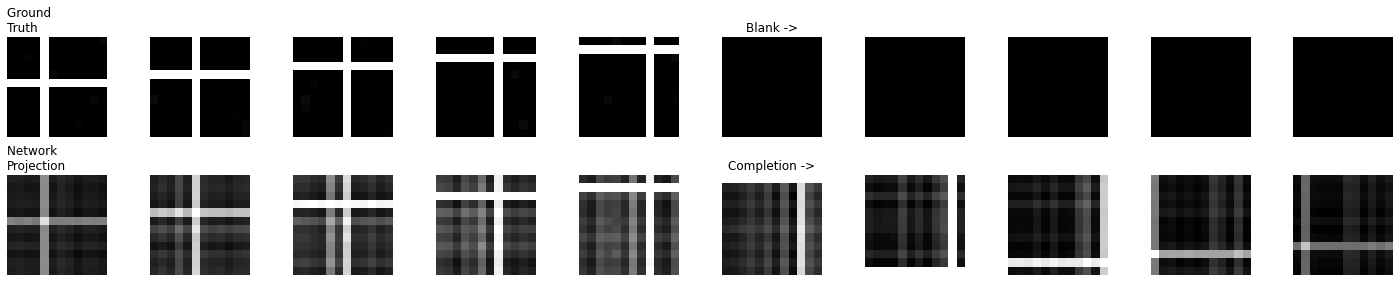
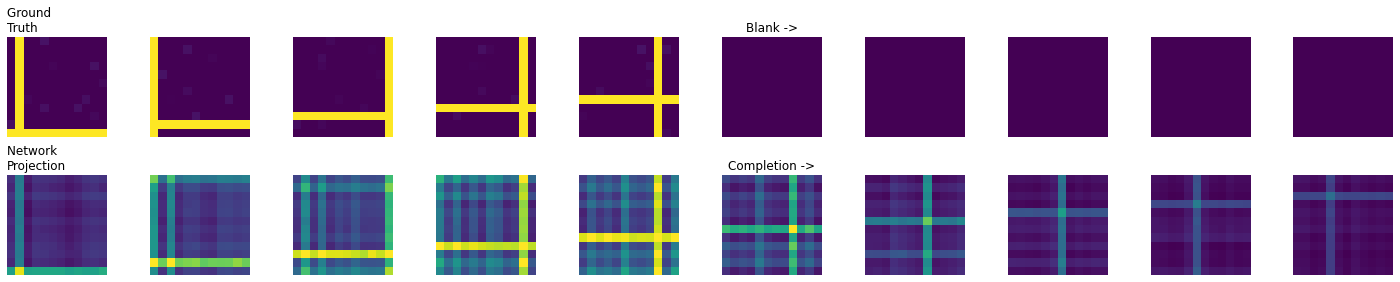
The notebook cell's code change between the first figure and the second:
--- before
+++ after
@@ -37,7 +37,7 @@
     # Plot Ground Truth
     if t < half_seq_length:
-        axes[0, t].imshow(ground_truth_frames[t].squeeze(), cmap='gray', vmin=0, vmax=1)
+        axes[0, t].imshow(ground_truth_frames[t].squeeze(), vmin=0, vmax=1)
     else:
-        axes[0, t].imshow(np.zeros_like(ground_truth_frames[t]).squeeze(), cmap='gray', vmin=0, vmax=1)  # Blank frame
+        axes[0, t].imshow(np.zeros_like(ground_truth_frames[t]).squeeze(), vmin=0, vmax=1)  # Blank frame
     axes[0, t].axis('off')
     if t == 0:
@@ -47,5 +47,5 @@
         
     # Plot Network Reconstruction
-    axes[1, t].imshow(reconstructed_frames[t].squeeze(), cmap='gray', vmin=0, vmax=1)
+    axes[1, t].imshow(reconstructed_frames[t].squeeze(),vmin=0, vmax=1)
     axes[1, t].axis('off')
     if t == 0:

Commit: fixing examples sequence